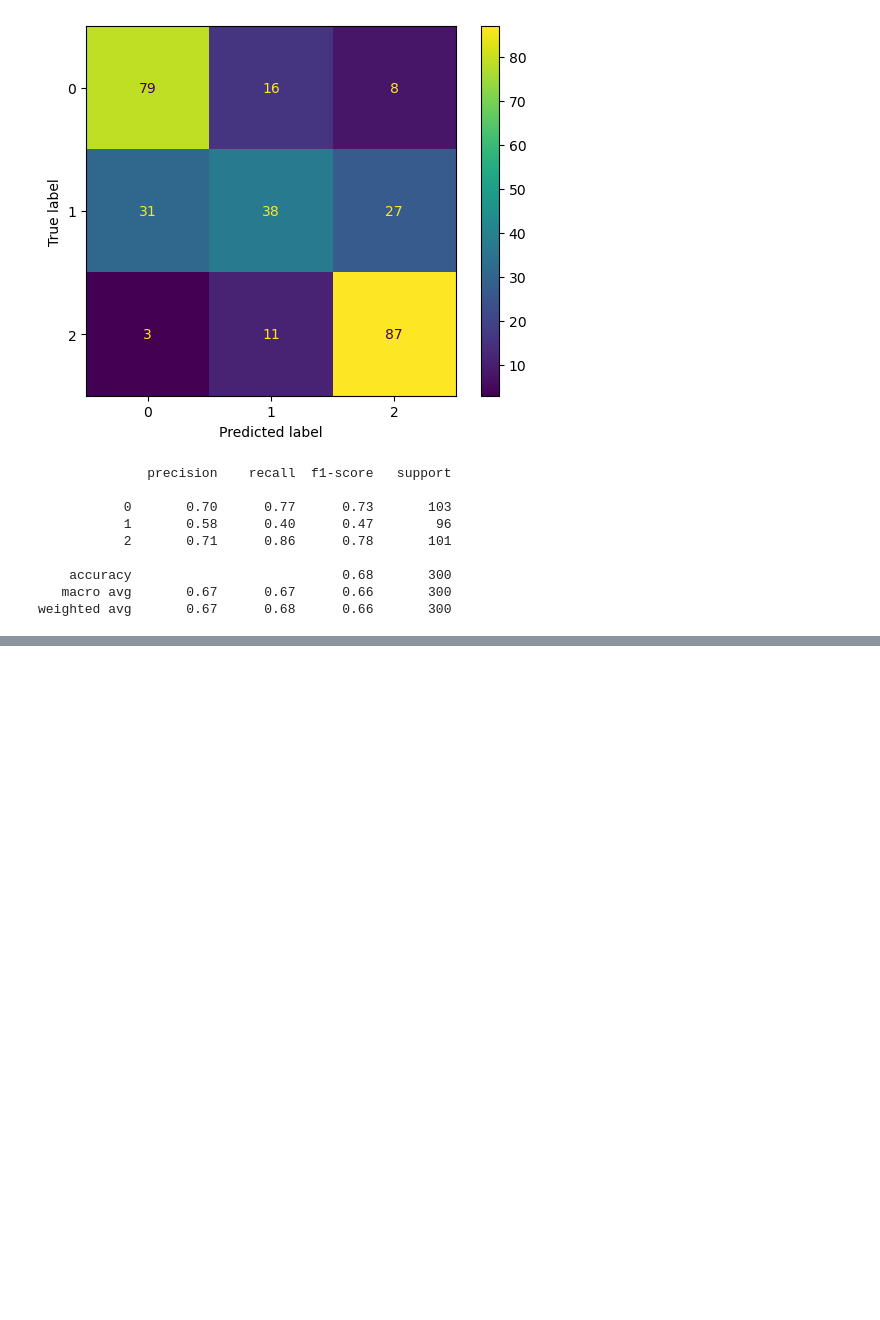
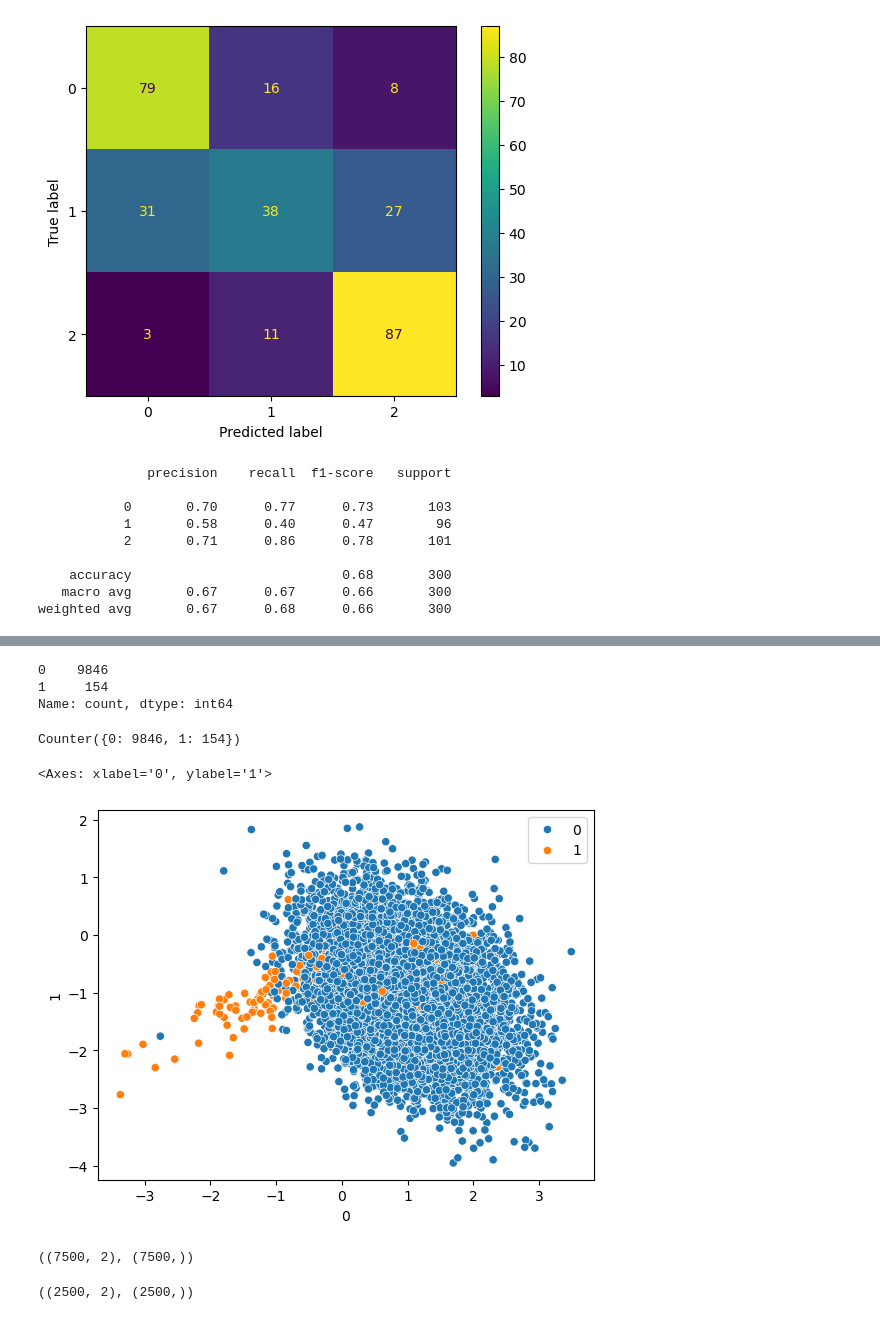
Before and after one commit to anmolzz-10/ML-Algorithms, a Jupyter notebook: Logistic Regression/implementation.ipynb, the cells around one changed output, grey strips where cells are left out. Saved outputs shown, nothing was run; the diff lists cells and outputs as text; code cells hidden in the pictures; blank space fills up the shorter version.

```diff
--- a/Logistic Regression/implementation.ipynb
+++ b/Logistic Regression/implementation.ipynb
@@ -438,0 +441,3 @@ weighted avg       0.67      0.68      0.66       300
+# %%
+X,y= make_classification(n_samples=10000,n_features=2,n_clusters_per_class= 1,
+n_redundant=0,weights= [0.99],random_state=10)
@@ -438,0 +475,18 @@ weighted avg       0.67      0.68      0.66       300
+# %%
+pd.DataFrame(y).value_counts()
+# %% [output]
+0    9846
+1     154
+Name: count, dtype: int64
+# %%
+from collections import Counter
+Counter(y)
+# %% [output]
+Counter({0: 9846, 1: 154})
+# %%
+import pandas as pd
+sns.scatterplot(x=pd.DataFrame(X)[0],y=pd.DataFrame(X)[1],hue=y)
+## As we can see that the amount of 1's are less compared to 0's
+# %% [output]
+<Axes: xlabel='0', ylabel='1'>
+[figure, added]
@@ -438,0 +497,8 @@ weighted avg       0.67      0.68      0.66       300
+# %%
+X_train.shape,y_train.shape
+# %% [output]
+((7500, 2), (7500,))
+# %%
+X_test.shape,y_test.shape
+# %% [output]
+((2500, 2), (2500,))
```
Also changed, not shown: parts of 15 cells of this notebook.
